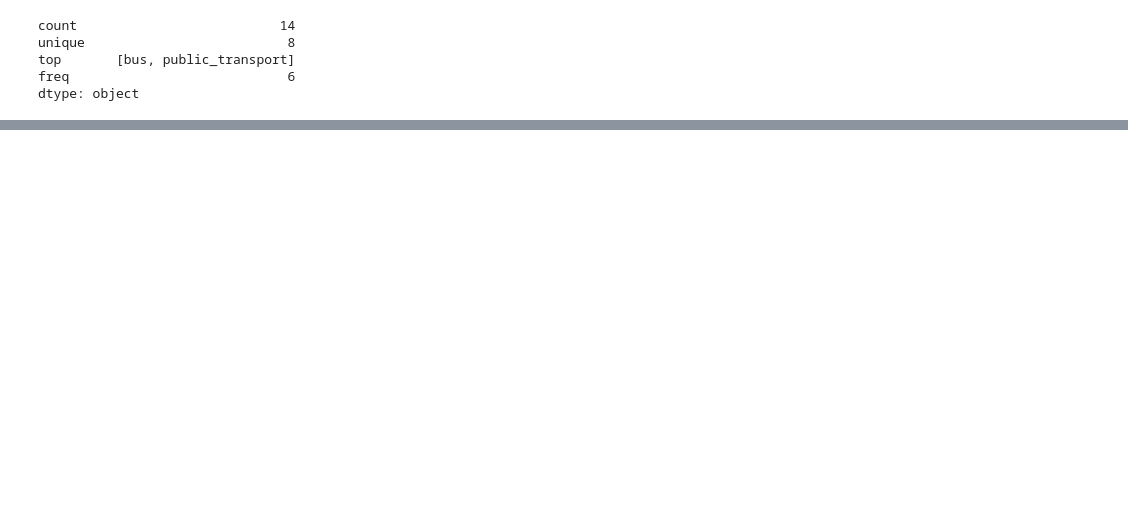
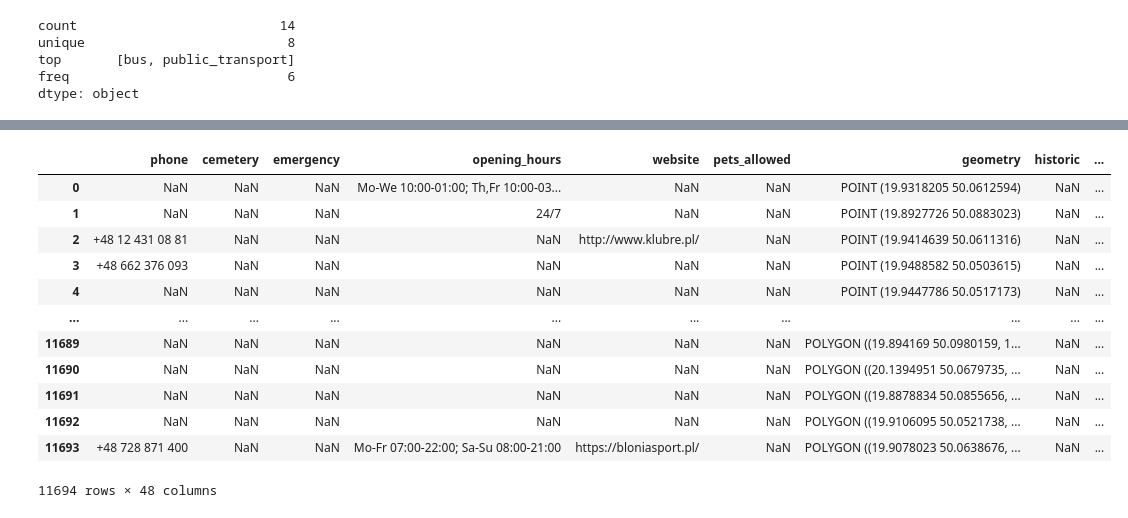
Before and after one commit to ajbuzik/travel_assitant, a Jupyter notebook: notebooks/00_prepare_dataset.ipynb, the cells around one changed output, grey strips where cells are left out. Saved outputs shown, nothing was run; the diff lists cells and outputs as text; code cells hidden in the pictures; blank space fills up the shorter version.

```diff
--- a/notebooks/00_prepare_dataset.ipynb
+++ b/notebooks/00_prepare_dataset.ipynb
@@ -225,0 +286,2 @@ NameError: name 'torch' is not defined
+# %%
+selected_columns = selected_columns.split(', ')
@@ -225,0 +290,6 @@ NameError: name 'torch' is not defined
+# %%
+selected_columns = [col for col in selected_columns if col not in ['name','operating_status', 'dietary:vegetarian', 'dietary:vegan', 'dietary:gluten_free', 'dietary:halal', 'dietary:kosher', 'dietary:paleo', 'dietary:seafood', 'dietary:healthy', 'children_area', 'tourist_attraction', 'tourist_information', 'health_care', 'park', 'castle', 'historical', 'service_time']]
+# %%
+text_columns = ['all_names_concat','amenity','leisure','natural','tourism','historic','wiki_summary_en']
+# %%
+columns_to_rag = list(set(text_columns + selected_columns + ['geometry']))
@@ -225,0 +332,16 @@ NameError: name 'torch' is not defined
+# %%
+all_pois[columns_to_rag]
+# %% [output]
+|  | phone | cemetery | emergency | opening_hours | website | pets_allowed | geometry | historic | ... |
+| 0 | NaN | NaN | NaN | Mo-We 10:00-01:00; Th,Fr 10:00-03... | NaN | NaN | POINT (19.9318205 50.0612594) | NaN | ... |
+| 1 | NaN | NaN | NaN | 24/7 | NaN | NaN | POINT (19.8927726 50.0883023) | NaN | ... |
+| 2 | +48 12 431 08 81 | NaN | NaN | NaN | http://www.klubre.pl/ | NaN | POINT (19.9414639 50.0611316) | NaN | ... |
+| 3 | +48 662 376 093 | NaN | NaN | NaN | NaN | NaN | POINT (19.9488582 50.0503615) | NaN | ... |
+| 4 | NaN | NaN | NaN | NaN | NaN | NaN | POINT (19.9447786 50.0517173) | NaN | ... |
+| ... | ... | ... | ... | ... | ... | ... | ... | ... | ... |
+| 11689 | NaN | NaN | NaN | NaN | NaN | NaN | POLYGON ((19.894169 50.0980159, 1... | NaN | ... |
+| 11690 | NaN | NaN | NaN | NaN | NaN | NaN | POLYGON ((20.1394951 50.0679735, ... | NaN | ... |
+| 11691 | NaN | NaN | NaN | NaN | NaN | NaN | POLYGON ((19.8878834 50.0855656, ... | NaN | ... |
+| 11692 | NaN | NaN | NaN | NaN | NaN | NaN | POLYGON ((19.9106095 50.0521738, ... | NaN | ... |
+| 11693 | +48 728 871 400 | NaN | NaN | Mo-Fr 07:00-22:00; Sa-Su 08:00-21:00 | https://bloniasport.pl/ | NaN | POLYGON ((19.9078023 50.0638676, ... | NaN | ... |
+11694 rows × 48 columns
```
Also changed, not shown: parts of 29 cells of this notebook, 1 other file.
